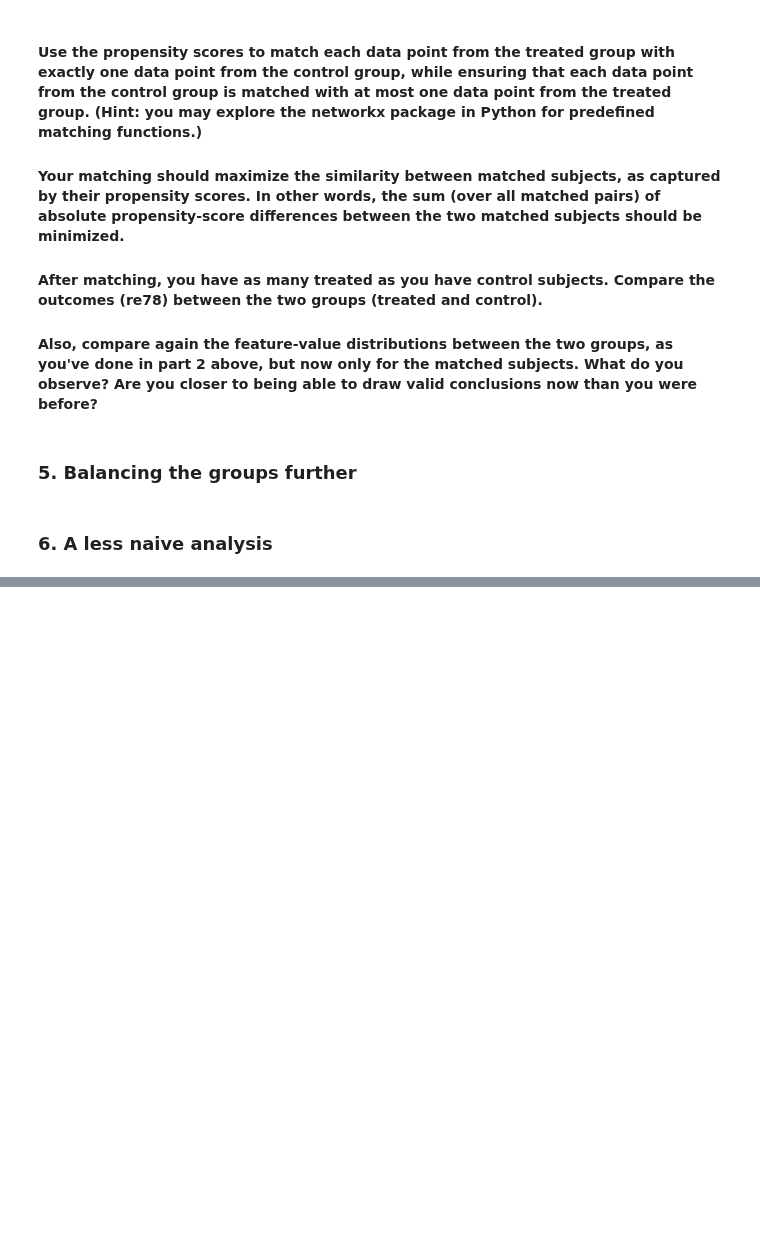
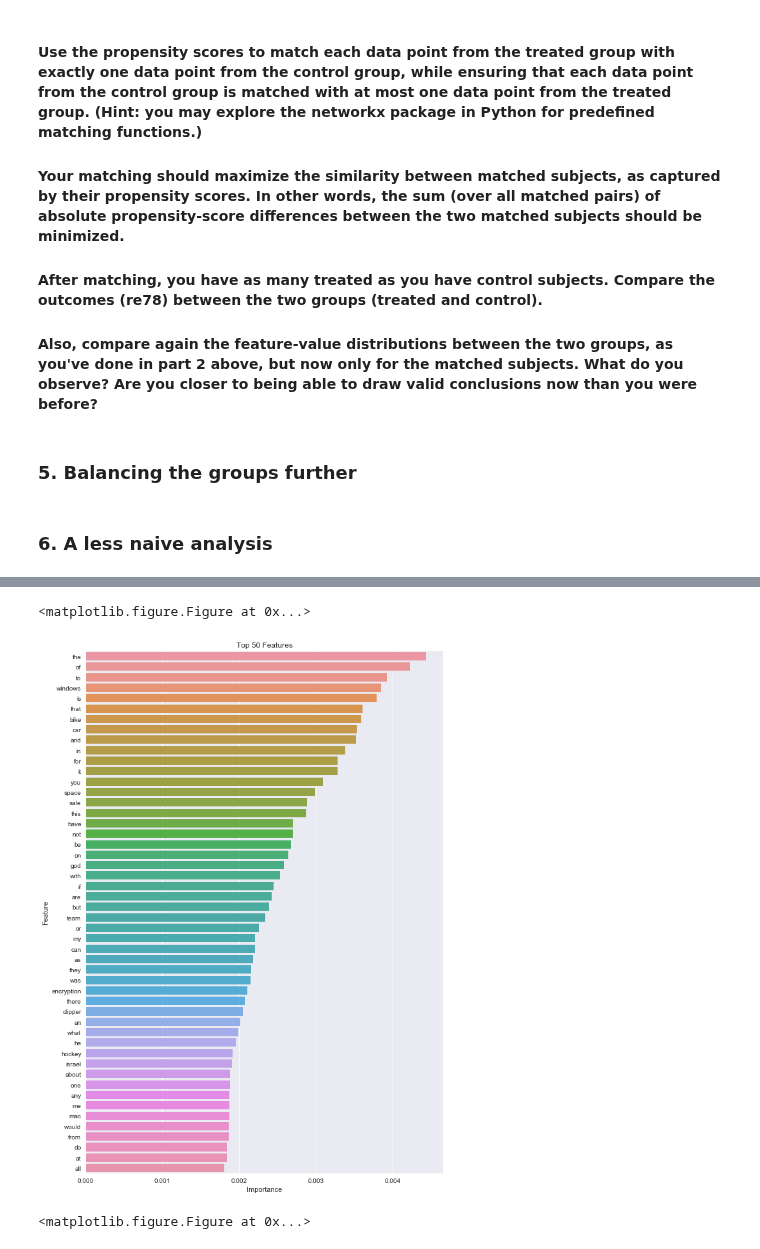
Before and after one commit to GauravPasari/ADA_Group_Tota_Pasari_Prelot, a Jupyter notebook: 04 - Applied ML/Homework4.ipynb, the cells around one changed output, grey strips where cells are left out. Saved outputs shown, nothing was run; the diff lists cells and outputs as text; code cells hidden in the pictures; blank space fills up the shorter version.

```diff
--- a/04 - Applied ML/Homework4.ipynb
+++ b/04 - Applied ML/Homework4.ipynb
@@ -216,0 +176,8 @@ set2 = df['Propensity_S'][df['treat']==1] # treat
+# %%
+newsgroups_train = fetch_20newsgroups(subset="train", remove=("headers", "footers", "quotes"))
+
+print("Found {} categories in data".format(len(newsgroups_train.target_names)))
+pprint(list(newsgroups_train.target_names))
+
+print("Found {} filenames in data".format(newsgroups_train.filenames.shape))
+print("Found {} targets in data". format(newsgroups_train.target.shape))
@@ -216,0 +408,45 @@ set2 = df['Propensity_S'][df['treat']==1] # treat
+# %%
+plt.figure(figsize=(10, 15))
+features = vectorizer.get_feature_names()
+
+sorted_features = np.array(
+                           sorted(zip(
+                                clf.feature_importances_.astype(np.float64),
+                                features)
+                           ))[::-1]
+
+ax = sns.barplot(
+        x=sorted_features[:50][:, 0].astype(np.float64),
+        y=sorted_features[:50][:, 1])
+
+ax.set_title("Top 50 Features")
+ax.set_ylabel("Feature")
+ax.set_xlabel("Importance")
+
+plt.show()
+plt.savefig("Top_50_Features.png")
+# %% [output]
+<matplotlib.figure.Figure at 0x...>
+[figure, added]
+# %%
+plt.figure(figsize=(10, 15))
+features = vectorizer.get_feature_names()
+
+sorted_features = np.array(
+                           sorted(zip(
+                                clf.feature_importances_.astype(np.float64),
+                                features), reverse=True
+                           ))[::-1]
+
+ax = sns.barplot(
+        x=sorted_features[:50][:, 0].astype(np.float64),
+        y=sorted_features[:50][:, 1])
+
+ax.set_title("Bottom 50 Features")
+ax.set_ylabel("Feature")
+ax.set_xlabel("Importance")
+
+plt.show()
+plt.savefig("Bottom_50_Features.png")
+# %% [output]
+<matplotlib.figure.Figure at 0x...>
```
Also changed, not shown: parts of 37 cells of this notebook, 2 other files.
